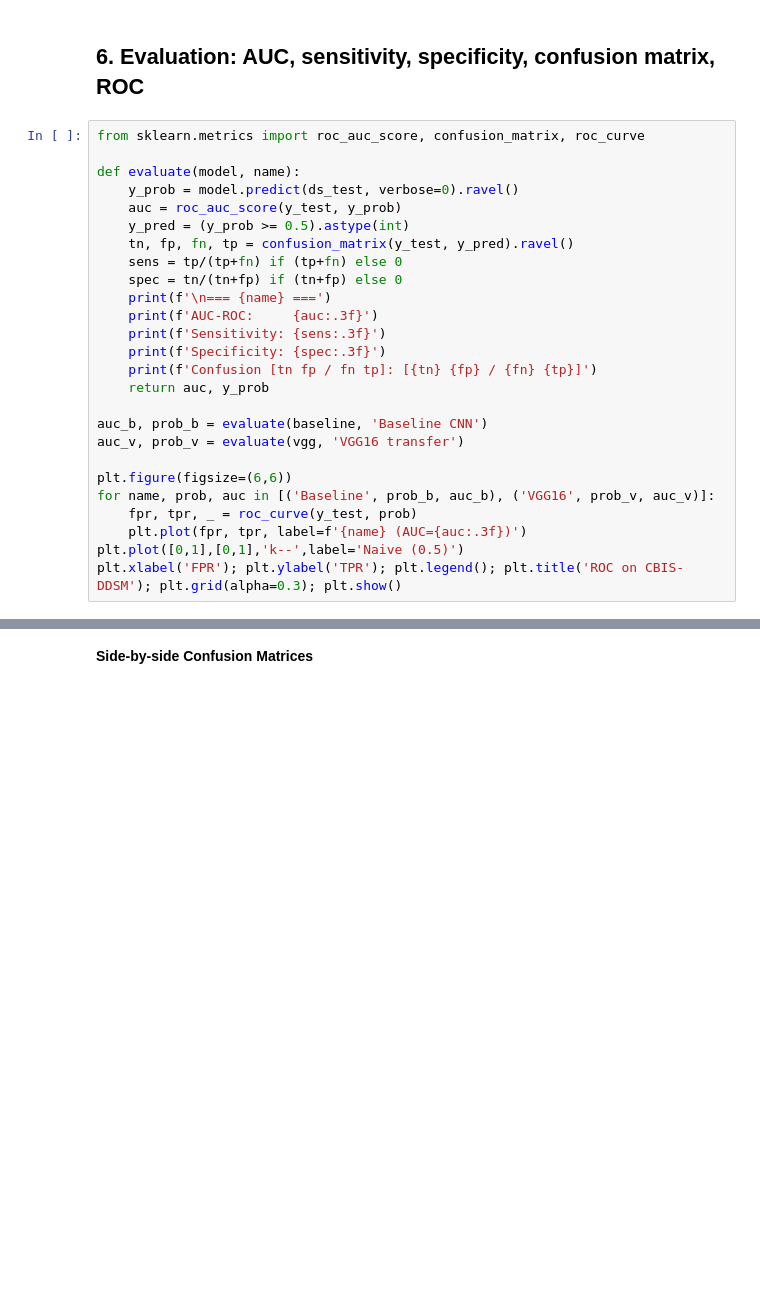
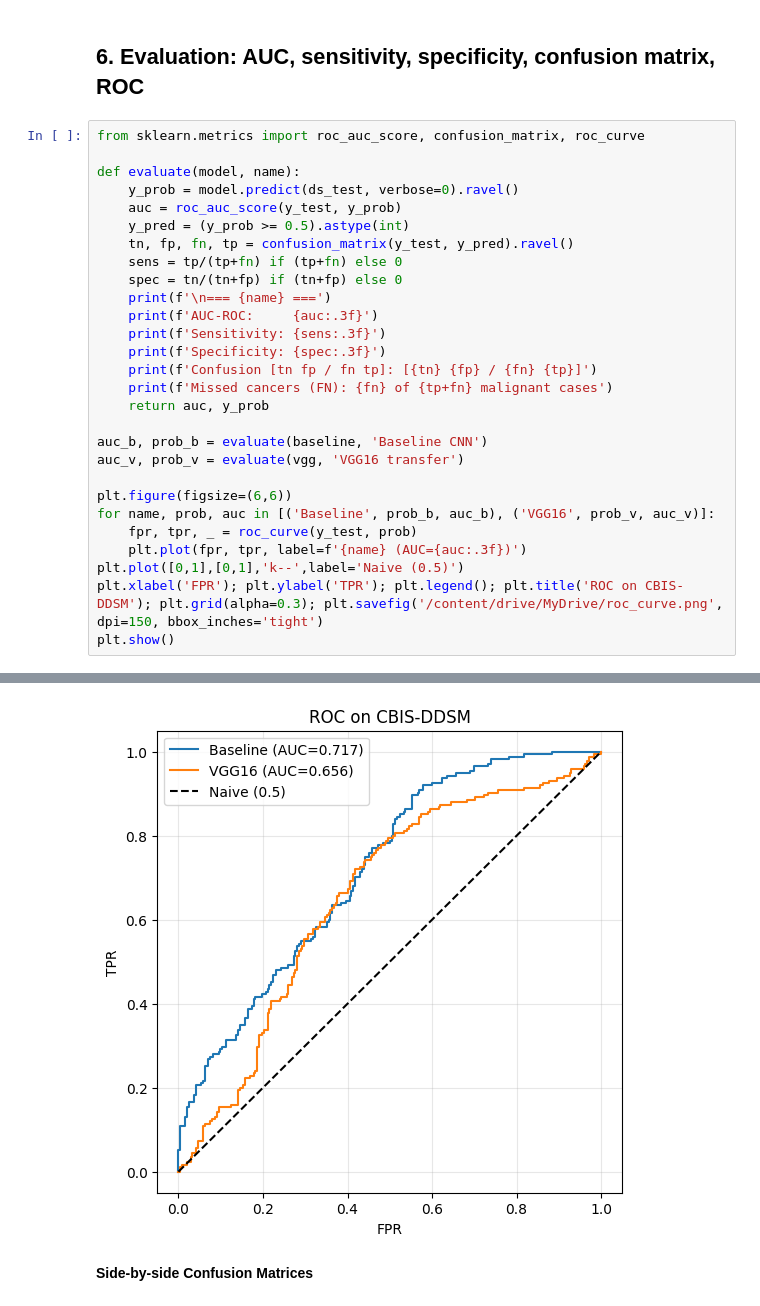
Before and after one commit to azeltkr/breast-cancer-cbis-ddsm, a Jupyter notebook: CM3070_prototype_cbis_ddsm.ipynb, the cells around one changed output, grey strips where cells are left out. Saved outputs shown, nothing was run; the diff lists cells and outputs as text; blank space fills up the shorter version.

```diff
--- a/CM3070_prototype_cbis_ddsm.ipynb
+++ b/CM3070_prototype_cbis_ddsm.ipynb
@@ -400,6 +400,7 @@ def evaluate(model, name):
     print(f'Sensitivity: {sens:.3f}')
     print(f'Specificity: {spec:.3f}')
     print(f'Confusion [tn fp / fn tp]: [{tn} {fp} / {fn} {tp}]')
+    print(f'Missed cancers (FN): {fn} of {tp+fn} malignant cases')
     return auc, y_prob
 
 auc_b, prob_b = evaluate(baseline, 'Baseline CNN')
@@ -410,4 +411,6 @@ for name, prob, auc in [('Baseline', prob_b, auc_b), ('VGG16', prob_v, auc_v)]:
     fpr, tpr, _ = roc_curve(y_test, prob)
     plt.plot(fpr, tpr, label=f'{name} (AUC={auc:.3f})')
 plt.plot([0,1],[0,1],'k--',label='Naive (0.5)')
-plt.xlabel('FPR'); plt.ylabel('TPR'); plt.legend(); plt.title('ROC on CBIS-DDSM'); plt.grid(alpha=0.3); plt.show()
+plt.xlabel('FPR'); plt.ylabel('TPR'); plt.legend(); plt.title('ROC on CBIS-DDSM'); plt.grid(alpha=0.3); plt.savefig('/content/drive/MyDrive/roc_curve.png', dpi=150, bbox_inches='tight')
+plt.show()
+# %% [output]
@@ -414,3 +428,4 @@ plt.xlabel('FPR'); plt.ylabel('TPR'); plt.legend(); plt.title('ROC on CBIS-DDSM'
+[figure, added]
 # %% [markdown]
 **Side-by-side Confusion Matrices**
 # %%
```
Also changed, not shown: parts of 15 cells of this notebook.
